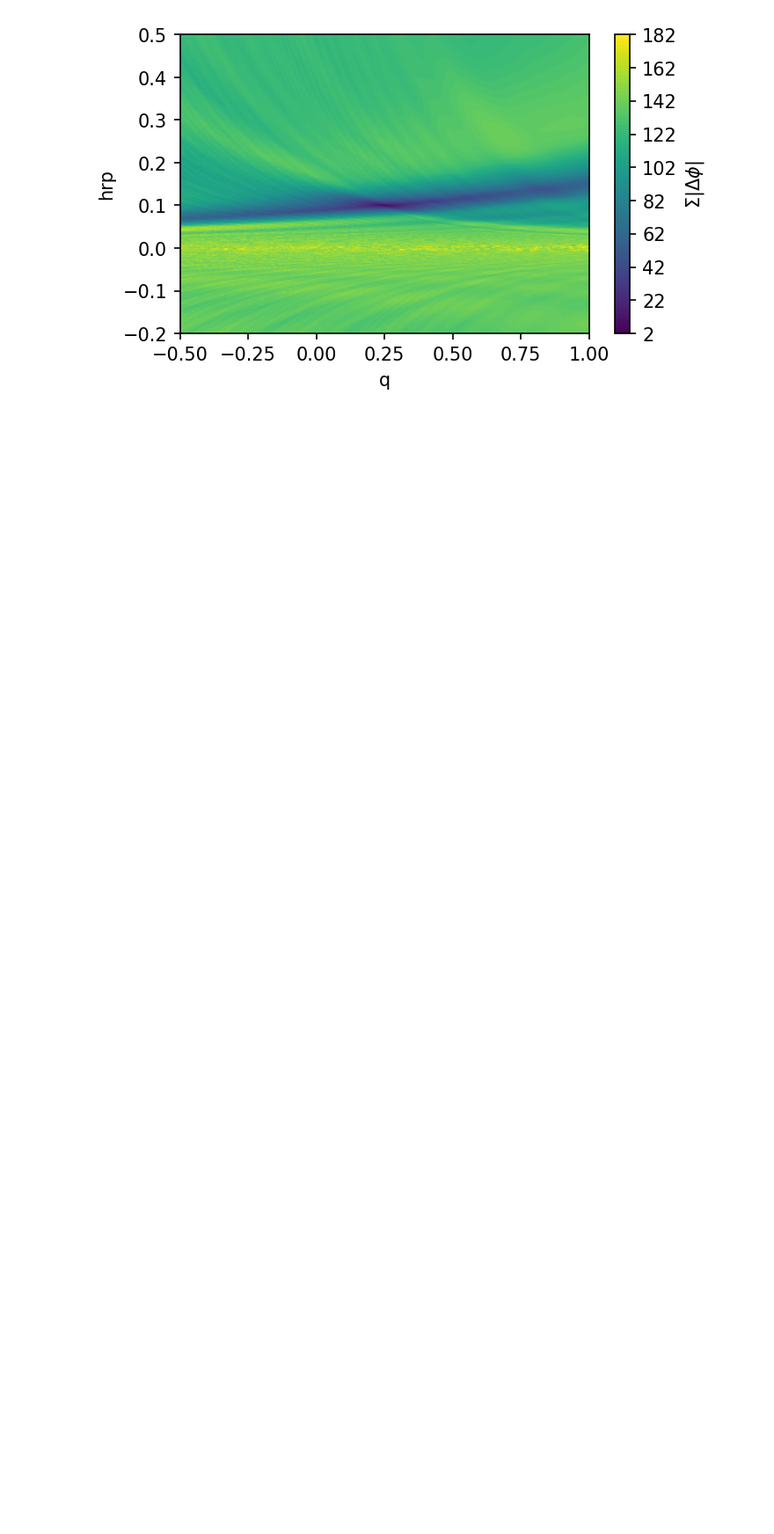
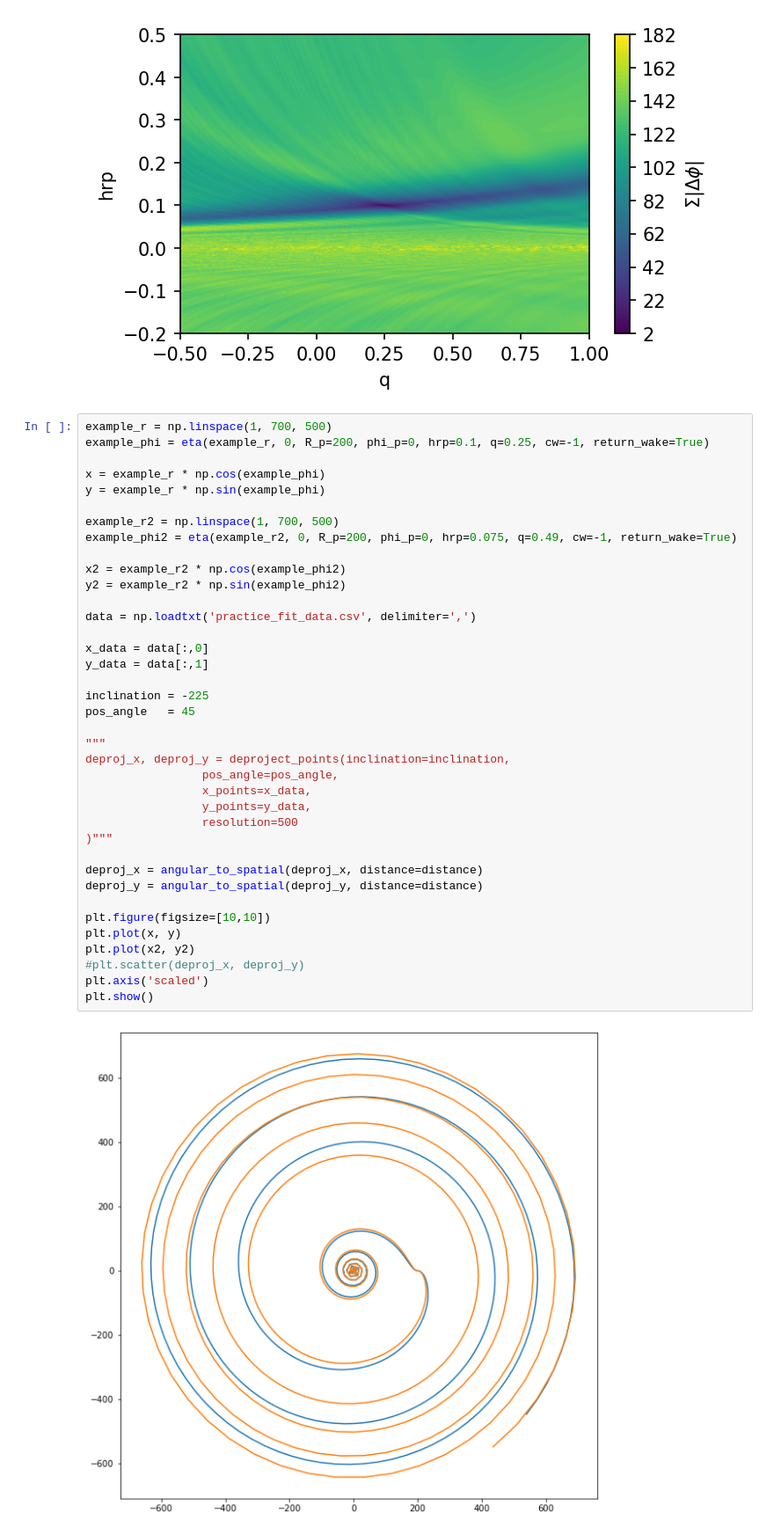
Before and after one commit to TomHilder/spiralmoments, a Jupyter notebook: eta_fitting.ipynb, the cells around one changed output. Shown at 88% size. Saved outputs shown, nothing was run; the diff lists cells and outputs as text; blank space fills up the shorter version.

```diff
--- a/eta_fitting.ipynb
+++ b/eta_fitting.ipynb
@@ -188,3 +185,43 @@ plt.colorbar(label=r'$\Sigma | \Delta \phi | $')
 plt.show()
 # %% [output]
 [figure]
+# %%
+example_r = np.linspace(1, 700, 500)
+example_phi = eta(example_r, 0, R_p=200, phi_p=0, hrp=0.1, q=0.25, cw=-1, return_wake=True)
+
+x = example_r * np.cos(example_phi)
+y = example_r * np.sin(example_phi)
+
+example_r2 = np.linspace(1, 700, 500)
+example_phi2 = eta(example_r2, 0, R_p=200, phi_p=0, hrp=0.075, q=0.49, cw=-1, return_wake=True)
+
+x2 = example_r2 * np.cos(example_phi2)
+y2 = example_r2 * np.sin(example_phi2)
+
+data = np.loadtxt('practice_fit_data.csv', delimiter=',')
+
+x_data = data[:,0]
+y_data = data[:,1]
+
+inclination = -225
+pos_angle   = 45
+
+"""
+deproj_x, deproj_y = deproject_points(inclination=inclination,
+                 pos_angle=pos_angle,
+                 x_points=x_data,
+                 y_points=y_data,
+                 resolution=500
+)"""
+
+deproj_x = angular_to_spatial(deproj_x, distance=distance)
+deproj_y = angular_to_spatial(deproj_y, distance=distance)
+
+plt.figure(figsize=[10,10])
+plt.plot(x, y)
+plt.plot(x2, y2)
+#plt.scatter(deproj_x, deproj_y)
+plt.axis('scaled')
+plt.show()
+# %% [output]
+[figure, added]
```
Also changed, not shown: parts of 3 cells of this notebook, 2 other files.
